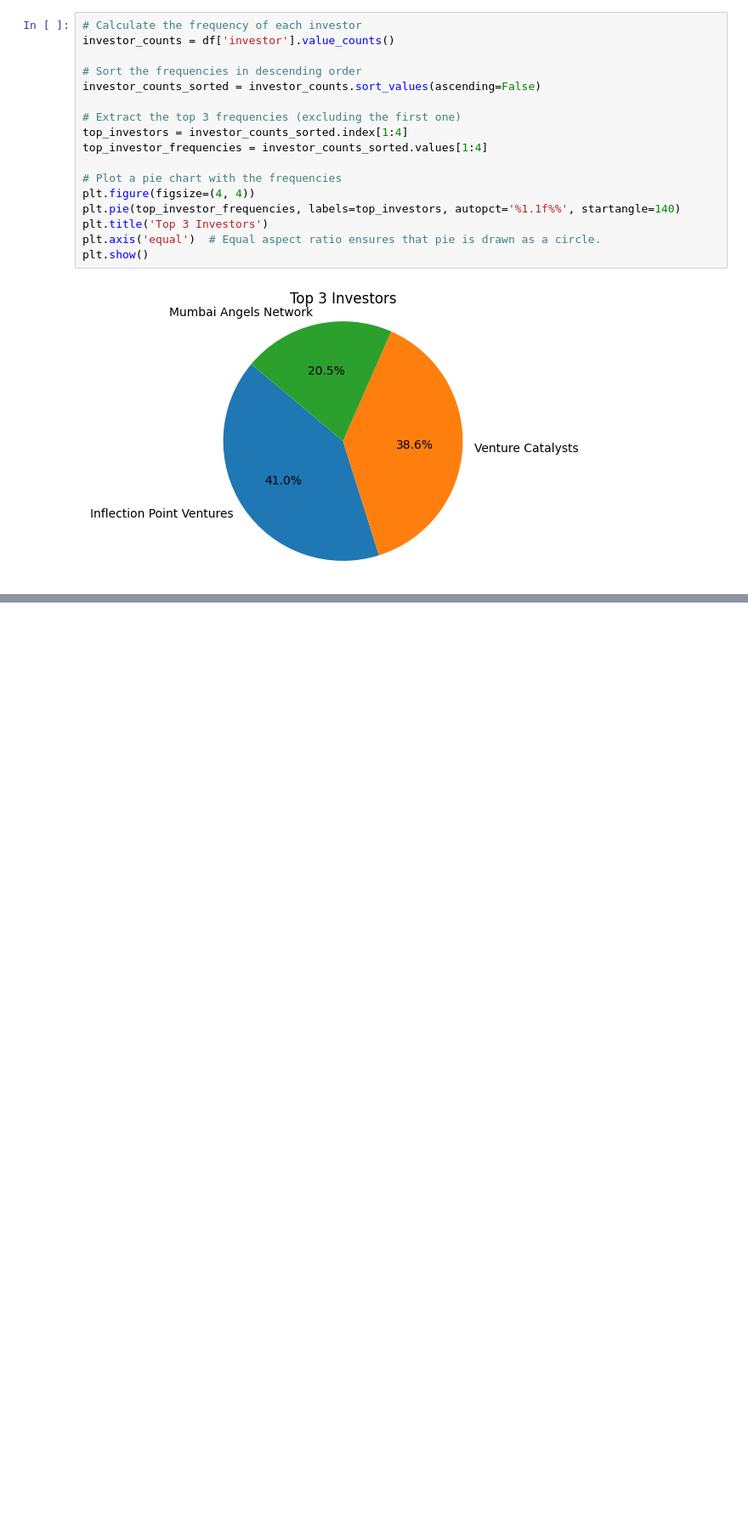
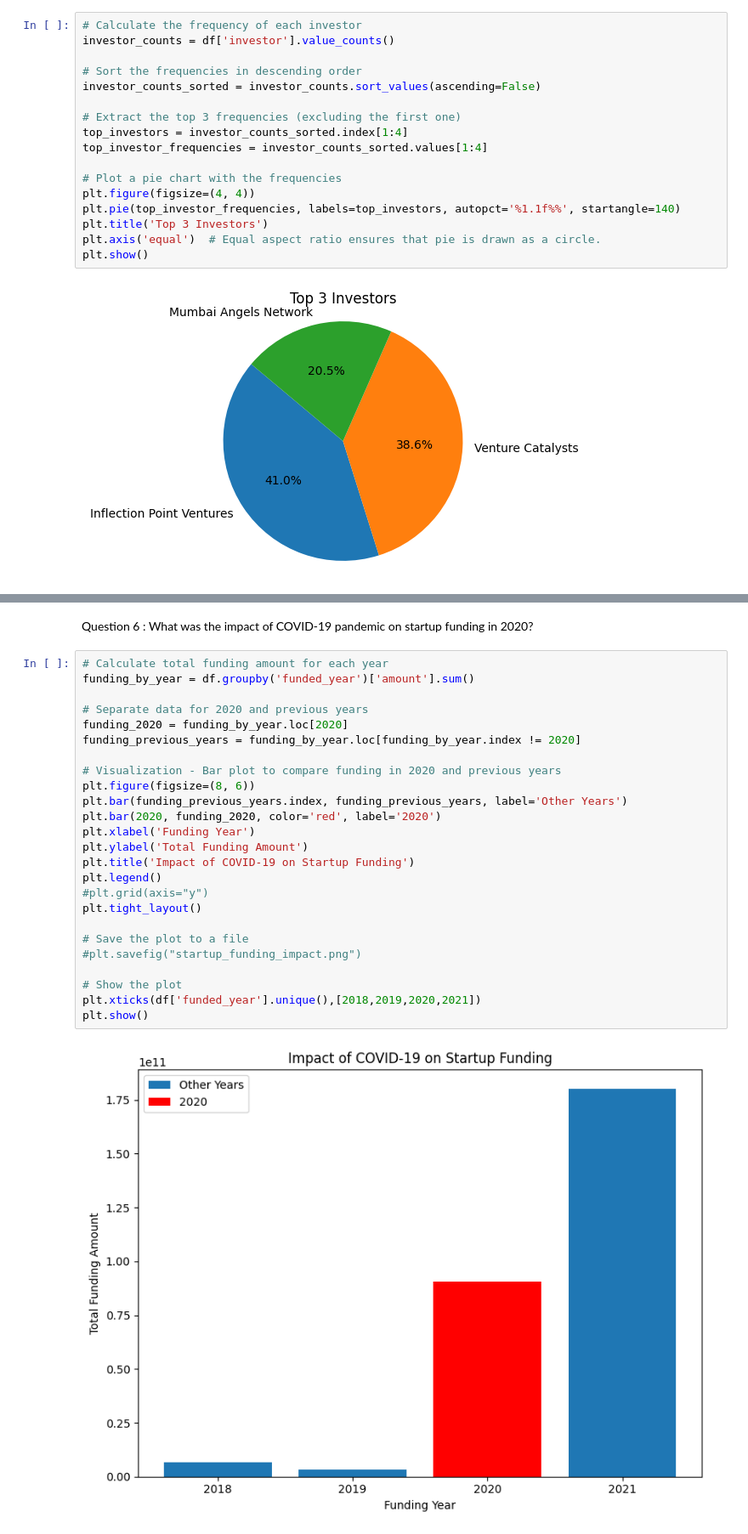
Before and after one commit to Azubi-Team-Selenium/Indian_Start_Up_Analysis, a Jupyter notebook: start_up_analysis.ipynb, the cells around one changed output, grey strips where cells are left out. Shown at 85% size. Cells and saved outputs as stored; diff of their text form; blank space fills up the shorter version.

```diff
--- a/start_up_analysis.ipynb
+++ b/start_up_analysis.ipynb
@@ -3177,0 +3221,29 @@ plt.show()
+# %% [markdown]
+Question 6 : What was the impact of COVID-19 pandemic on startup funding in 2020?
+# %%
+# Calculate total funding amount for each year
+funding_by_year = df.groupby('funded_year')['amount'].sum()
+
+# Separate data for 2020 and previous years
+funding_2020 = funding_by_year.loc[2020]
+funding_previous_years = funding_by_year.loc[funding_by_year.index != 2020]
+
+# Visualization - Bar plot to compare funding in 2020 and previous years
+plt.figure(figsize=(8, 6))
+plt.bar(funding_previous_years.index, funding_previous_years, label='Other Years')
+plt.bar(2020, funding_2020, color='red', label='2020')
+plt.xlabel('Funding Year')
+plt.ylabel('Total Funding Amount')
+plt.title('Impact of COVID-19 on Startup Funding')
+plt.legend()
+#plt.grid(axis="y")
+plt.tight_layout()
+
+# Save the plot to a file
+#plt.savefig("startup_funding_impact.png")
+
+# Show the plot
+plt.xticks(df['funded_year'].unique(),[2018,2019,2020,2021])
+plt.show()
+# %% [output]
+[figure, added]
```
Also changed, not shown: parts of 17 cells of this notebook.
